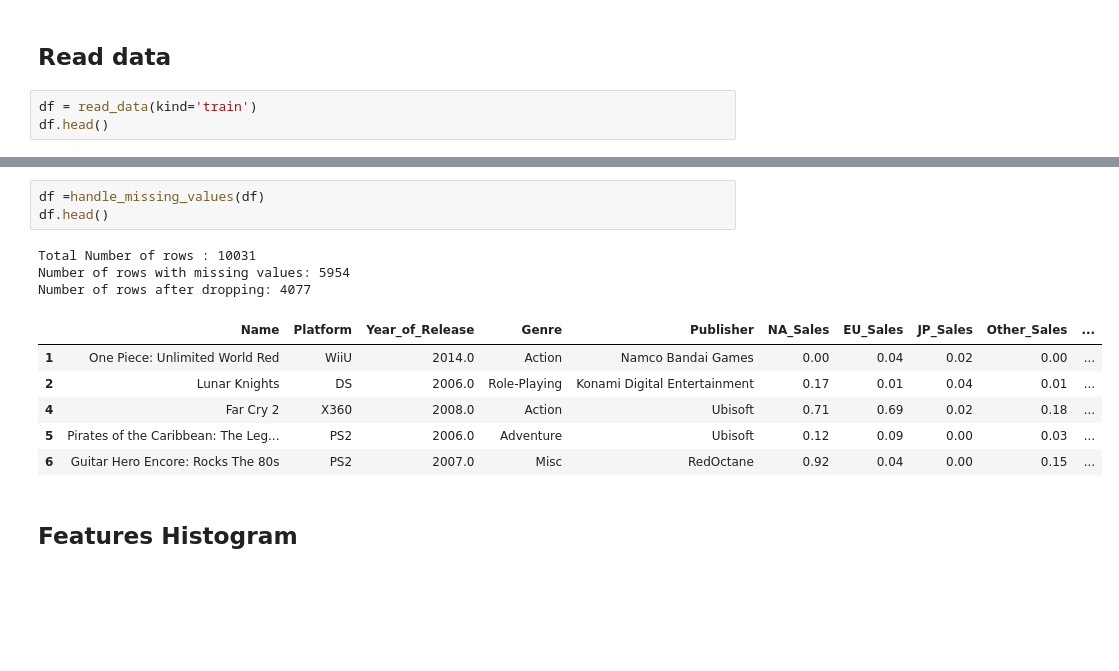
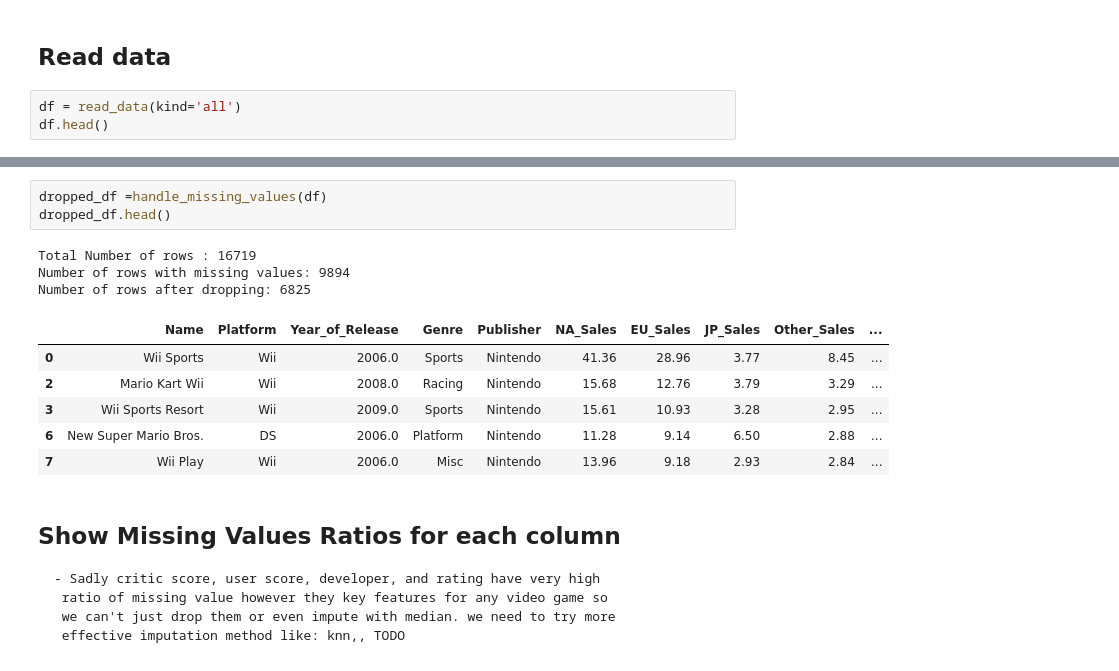
Before and after one commit to GhiathAjam/Analysis-of-Video-Games-Sales, a Jupyter notebook: DataExploration/DataExploration.ipynb, the cells around one changed output, grey strips where cells are left out. Saved outputs shown, nothing was run; the diff lists cells and outputs as text; blank space fills up the shorter version.

```diff
--- a/DataExploration/DataExploration.ipynb
+++ b/DataExploration/DataExploration.ipynb
@@ -10,7 +9,7 @@ import numpy as np
 # %% [markdown]
 ## Read data
 # %%
-df = read_data(kind='train')
+df = read_data(kind='all')
 df.head()
 # %% [output]
 |  | Name | Platform | Year_of_Release | Genre | Publisher | NA_Sales | EU_Sales | JP_Sales | Other_Sales | ... |
@@ -24,15 +94,19 @@ df.head()
 # %%
-df =handle_missing_values(df)
-df.head()
+dropped_df =handle_missing_values(df)
+dropped_df.head()
 # %% [output]
-Total Number of rows : 10031
-Number of rows with missing values: 5954
-Number of rows after dropping: 4077
+Total Number of rows : 16719
+Number of rows with missing values: 9894
+Number of rows after dropping: 6825
 |  | Name | Platform | Year_of_Release | Genre | Publisher | NA_Sales | EU_Sales | JP_Sales | Other_Sales | ... |
-| 1 | One Piece: Unlimited World Red | WiiU | 2014.0 | Action | Namco Bandai Games | 0.00 | 0.04 | 0.02 | 0.00 | ... |
-| 2 | Lunar Knights | DS | 2006.0 | Role-Playing | Konami Digital Entertainment | 0.17 | 0.01 | 0.04 | 0.01 | ... |
-| 4 | Far Cry 2 | X360 | 2008.0 | Action | Ubisoft | 0.71 | 0.69 | 0.02 | 0.18 | ... |
-| 5 | Pirates of the Caribbean: The Leg... | PS2 | 2006.0 | Adventure | Ubisoft | 0.12 | 0.09 | 0.00 | 0.03 | ... |
-| 6 | Guitar Hero Encore: Rocks The 80s | PS2 | 2007.0 | Misc | RedOctane | 0.92 | 0.04 | 0.00 | 0.15 | ... |
+| 0 | Wii Sports | Wii | 2006.0 | Sports | Nintendo | 41.36 | 28.96 | 3.77 | 8.45 | ... |
+| 2 | Mario Kart Wii | Wii | 2008.0 | Racing | Nintendo | 15.68 | 12.76 | 3.79 | 3.29 | ... |
+| 3 | Wii Sports Resort | Wii | 2009.0 | Sports | Nintendo | 15.61 | 10.93 | 3.28 | 2.95 | ... |
+| 6 | New Super Mario Bros. | DS | 2006.0 | Platform | Nintendo | 11.28 | 9.14 | 6.50 | 2.88 | ... |
+| 7 | Wii Play | Wii | 2006.0 | Misc | Nintendo | 13.96 | 9.18 | 2.93 | 2.84 | ... |
-# %% [markdown]
-## Features Histogram
+# %% [markdown]
+## Show Missing Values Ratios for each column
+    - Sadly critic score, user score, developer, and rating have very high
+     ratio of missing value however they key features for any video game so
+     we can't just drop them or even impute with median. we need to try more
+     effective imputation method like: knn,, TODO
```
Also changed, not shown: parts of 32 cells of this notebook.
